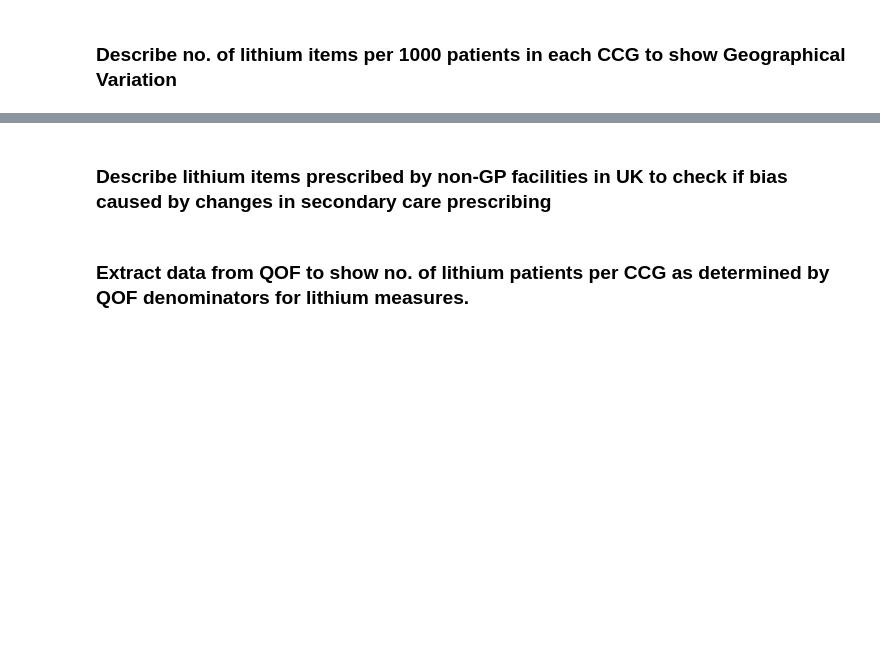
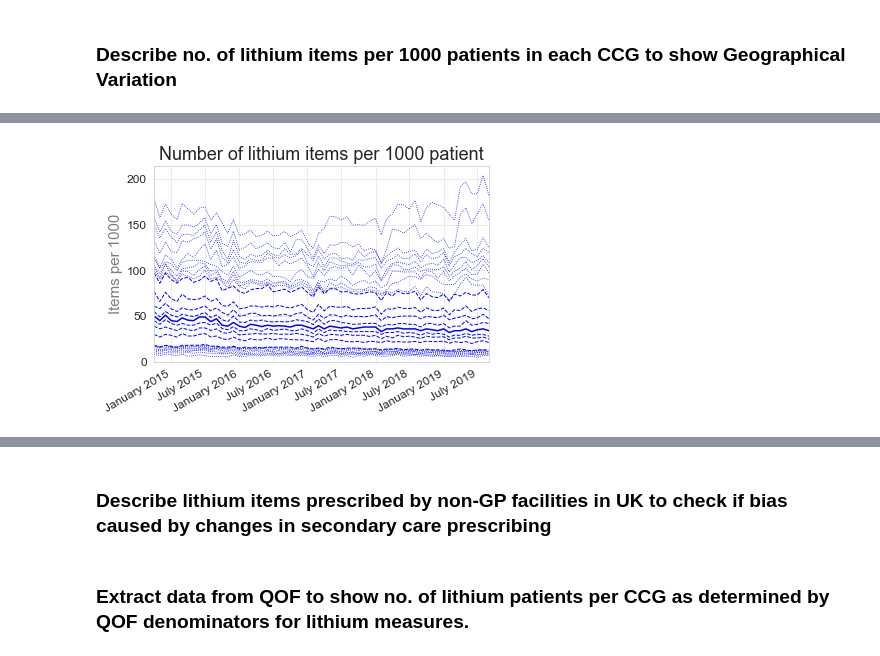
Before and after one commit to orlamac/lithium-paper, a Jupyter notebook: Lithium prescribing trends_update.ipynb, the cells around one changed output, grey strips where cells are left out. Drawn from its saved outputs; the diff is of its cells as text; code cells hidden in the pictures; blank space fills up the shorter version.

```diff
--- a/Lithium prescribing trends_update.ipynb
+++ b/Lithium prescribing trends_update.ipynb
@@ -314,4 +340,4 @@ df_lithium_per1000.head()
 # %%
-df_lithium_per1000["month"] = pd.to_datetime(df_lithium_per1000['month']).dt.date
+df_lithium_per1000['month'] = df_lithium_per1000['month'].astype('datetime64[ns]')
 # %%
 df_lithium_per1000.describe()
@@ -318,14 +354,16 @@ df_lithium_per1000.describe()
 # %%
 #create sample deciles
 
 charts.deciles_chart(
         df_lithium_per1000,
         period_column='month',
-        column='total_lithium',
+        column='items_per_1000',
         title="Number of lithium items per 1000 patient",
         ylabel='Items per 1000',
         show_outer_percentiles=True,
         show_legend=False,
 )
 
 plt.show()
+# %% [output]
+[figure, added]
```
Also changed, not shown: parts of 14 cells of this notebook, 2 other files.
